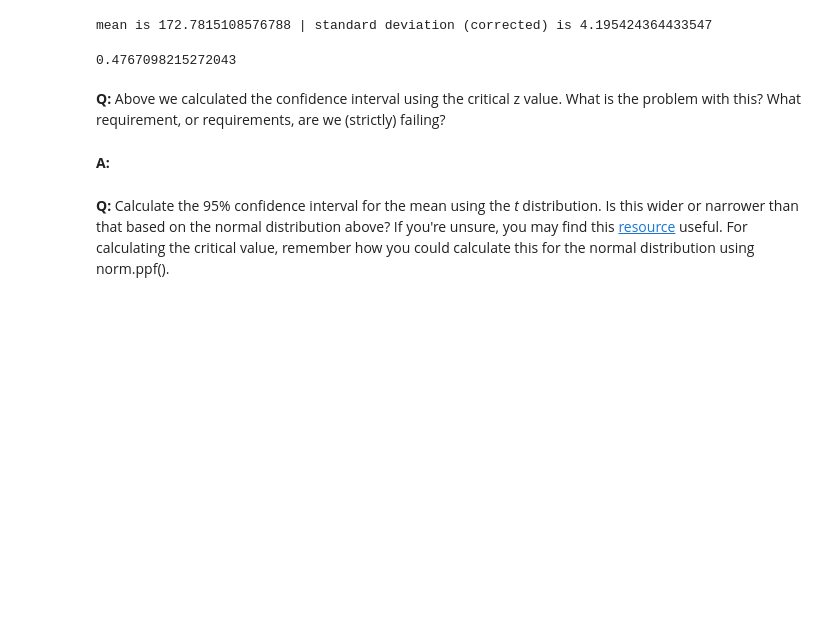
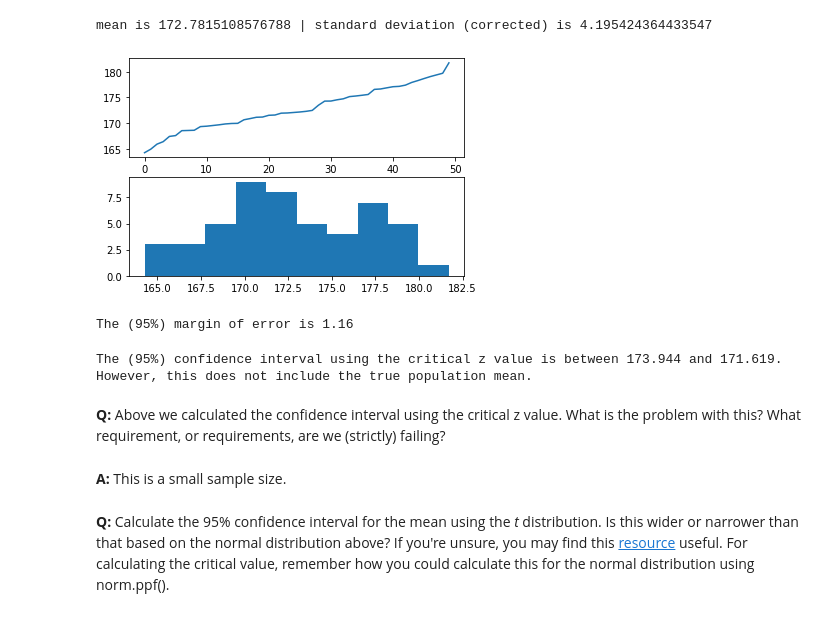
Before and after one commit to dudikbender/springboard, a Jupyter notebook: inferential_statistics_frequentist_mini-projects6.28.19/inferential_statistics_1a-Q6.25.ipynb, the cells around one changed output. Drawn from its saved outputs; the diff is of its cells as text; code cells hidden in the pictures; blank space fills up the shorter version.

```diff
--- a/inferential_statistics_frequentist_mini-projects6.28.19/inferential_statistics_1a-Q6.25.ipynb
+++ b/inferential_statistics_frequentist_mini-projects6.28.19/inferential_statistics_1a-Q6.25.ipynb
@@ -450,7 +448,8 @@ __A:__
 # %%
 # take your sample now
 seed(47)
-town_sample = townsfolk_sampler(50)
+sample_size = 50
+town_sample = townsfolk_sampler(sample_size)
 # %%
 sample_mean = np.mean(town_sample)
 sample_std = corr_standard_deviation(town_sample)
@@ -458,17 +457,38 @@ sample_std = corr_standard_deviation(town_sample)
 print('mean is',sample_mean, '| standard deviation (corrected) is',sample_std)
 # %% [output]
 mean is 172.7815108576788 | standard deviation (corrected) is 4.195424364433547
-# %%
-z_score = ((sample_mean + (2*sample_std)) - sample_mean) / sample_std
-z_score / sample_std
-#margin_of_error = z_score * sample_std
-#margin_of_error
-# %% [output]
-0.4767098215272043
+# %%
+## Inspect the data to
+
+zscores = [(x-sample_mean) / sample_std for x in town_sample]
+ax1 = plt.subplot(2,1,1)
+ax2 = plt.subplot(2,1,2)
+_ = ax1.plot(sorted(town_sample))
+_ = ax2.hist(sorted(town_sample))
+# %% [output]
+[figure, added]
+# %%
+## Find the margin of error for 95% confidence interval
+cv = 1.96 #taken from the critical value table
+std_error = sample_std / np.sqrt(sample_size)
+margin_of_error = cv * std_error
+print('The (95%) margin of error is {}'.format(round(margin_of_error,2)))
+# %% [output]
+The (95%) margin of error is 1.16
+# %%
+## Find the (95%) confidence interval using the critical z value
+high_interval = sample_mean + margin_of_error
+low_interval = sample_mean - margin_of_error
+print('The (95%) confidence interval using the critical z value is between',
+      '{} and {}.'.format(round(high_interval,3),
+                                   round(low_interval,3)),
+     'However, this does not include the true population mean.')
+# %% [output]
+The (95%) confidence interval using the critical z value is between 173.944 and 171.619. However, this does not include the true population mean.
 # %% [markdown]
 __Q:__ Above we calculated the confidence interval using the critical z value. What is the problem with this? What requirement, or requirements, are we (strictly) failing?
-# %% [markdown]
-__A:__
+# %% [markdown]
+__A:__ This is a small sample size.
 # %% [markdown]
 __Q:__ Calculate the 95% confidence interval for the mean using the _t_ distribution. Is this wider or narrower than that based on the normal distribution above? If you're unsure, you may find this [resource](https://www.statisticshowto.datasciencecentral.com/probability-and-statistics/confidence-interval/) useful. For calculating the critical value, remember how you could calculate this for the normal distribution using norm.ppf().
 # %% [markdown]
```
Also changed, not shown: parts of 5 cells of this notebook.
